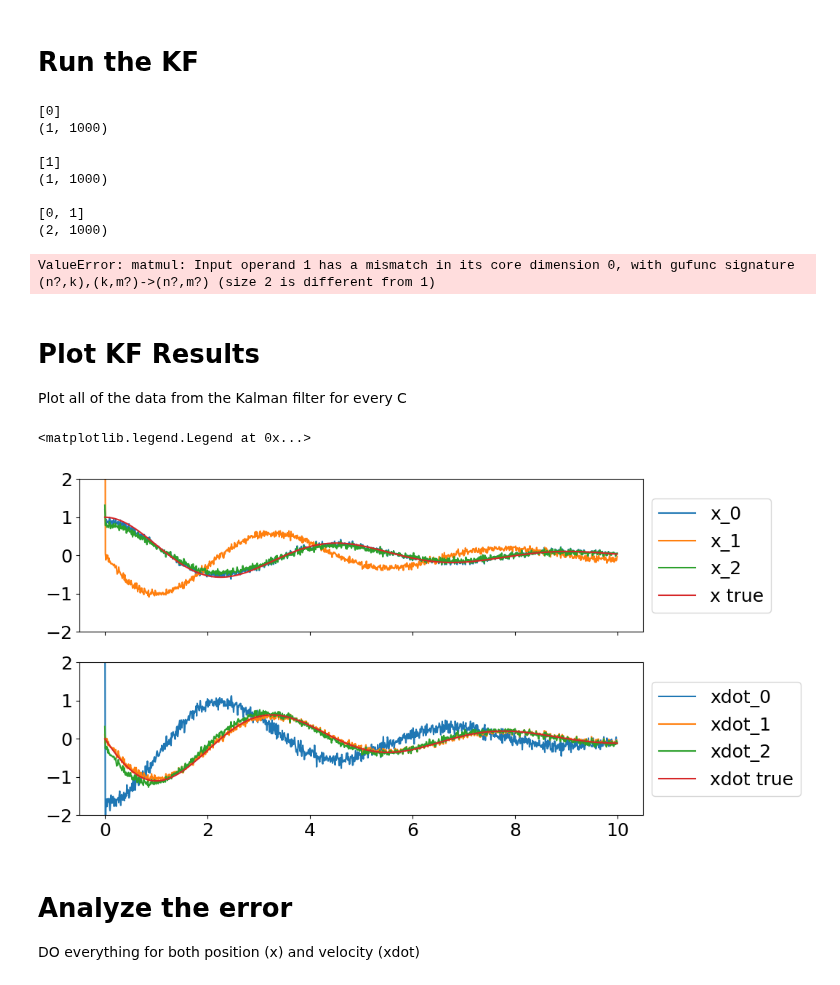
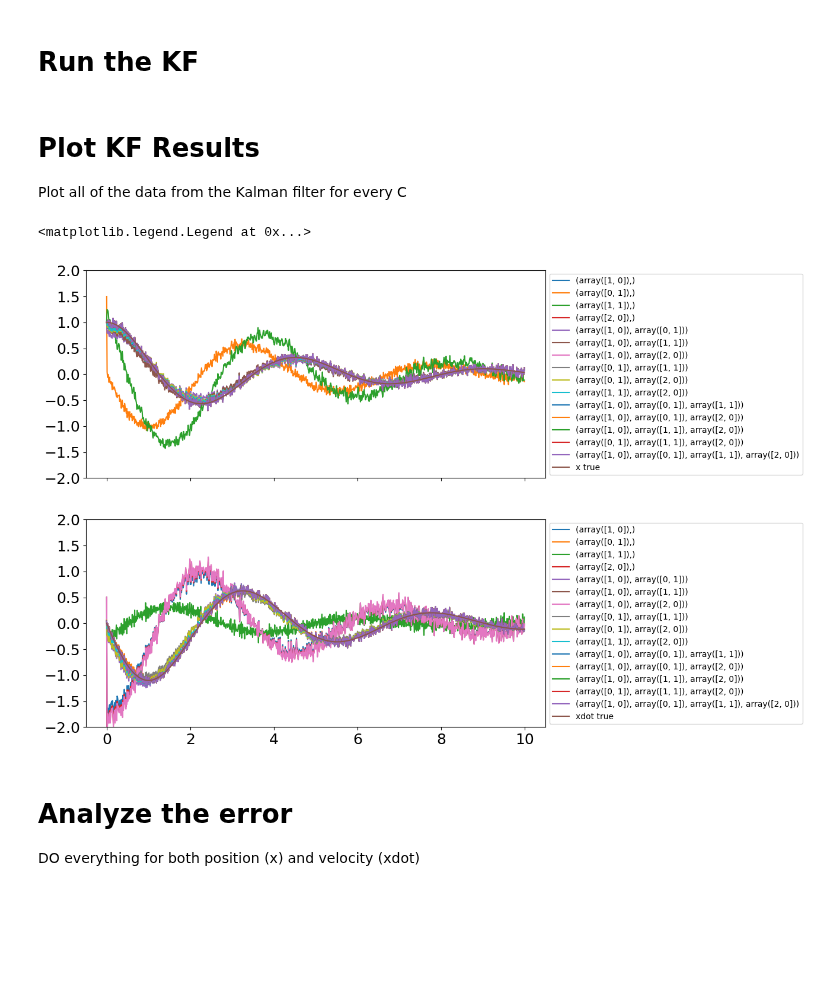
Before and after one commit to jadenmecham/First-Project, a Jupyter notebook: 3 - Sort All Combos/floris-adapted/springmass-sort.ipynb, the cells around one changed output. Drawn from its saved outputs; the diff is of its cells as text; code cells hidden in the pictures; blank space fills up the shorter version.

```diff
--- a/3 - Sort All Combos/floris-adapted/springmass-sort.ipynb
+++ b/3 - Sort All Combos/floris-adapted/springmass-sort.ipynb
@@ -153,7 +153,8 @@ B = np.array([[0],
 
 C_original = np.array([[1, 0],
                        [0, 1],
-                       [1, 1]])
+                       [1, 1],
+                       [2, 0]])
 # Get all the unique combinations of rows in C
 print('C matrices:')
 C = []
@@ -200,7 +199,7 @@ def get_params(Cmat):
     Q = 0.025*np.eye(np.shape(A)[0])  # Make sure this changes with the dimensions of A and B!!!
 
     # initial state estimate
-    x0 = np.array([10, 5])  # Initial displacement and velocity
+    x0 = np.array([1.5, 0.5])  # Initial displacement and velocity
     x0 = np.atleast_2d(x0).T
 
     # initial covariance estimate
@@ -228,26 +227,9 @@ for i in range(len(C)):
     thisC = np.array(C[i])
     x0, P0, u, R, Q = get_params(thisC)
 
+    thisY = thisC @ Y
 
-    # Look at C[i] tp see what measurements we are using. If there is a numbner in the first column, we are measuring x. If there is a number in the second column, we are measuring xdot
-    C_access = []
-    col1_nonzero = np.any(thisC[:, 0] != 0)
-    col2_nonzero = np.any(thisC[:, 1] != 0)
-    if col1_nonzero and col2_nonzero:
-        C_access = [0, 1]
-    elif col1_nonzero:
-        C_access = [0]
-    elif col2_nonzero:
-        C_access = [1]
-    # rows_in_C_original = [np.where((C_original == row).all(axis=1))[0][0] for row in C[i]]
-    #print(f"Rows in C_original for C[{i}]: {rows_in_C_original}")
-    Yi = Y[C_access]
-    print(C_access)
-
-    print(np.shape(Yi))
-    print()
-
-    xhat_fp, xhat_fm, P_fp, P_fm = __kalman_forward_filter__(x0, P0, Yi, u, A, B, thisC, R, Q) # NEED TO ADJUST Y TO MATCH C
+    xhat_fp, xhat_fm, P_fp, P_fm = __kalman_forward_filter__(x0, P0, thisY, u, A, B, thisC, R, Q) # NEED TO ADJUST Y TO MATCH C
     results[i]['x'] = xhat_fp[0, :]
     results[i]['xdot'] = xhat_fp[1, :]
     P = np.array(P_fp)
@@ -257,38 +239,30 @@ for i in range(len(C)):
 # make the length of all dataframes 1000
 for i in range(len(C)):
     results[i] = results[i].iloc[:1000]
-# %% [output]
-[0]
-(1, 1000)
-
-[1]
-(1, 1000)
-
-[0, 1]
-(2, 1000)
-ValueError: matmul: Input operand 1 has a mismatch in its core dimension 0, with gufunc signature (n?,k),(k,m?)->(n?,m?) (size 2 is different from 1)
 # %% [markdown]
 # Plot KF Results
 Plot all of the data from the Kalman filter for every C
 # %%
 # plot x and xdot for all data sets in results
-fig, ax = plt.subplots(2, 1, figsize=(10, 6), sharex=True)
+fig, ax = plt.subplots(2, 1, figsize=(10, 10), sharex=True)
+# set the font size
+plt.rcParams.update({'font.size': 10})
 for i in range(len(C)):
-    ax[0].plot(t, results[i]['x'], label=f'x_{i}')
-    ax[1].plot(t, results[i]['xdot'], label=f'xdot_{i}')
+    ax[0].plot(t, results[i]['x'], label=C[i])
+    ax[1].plot(t, results[i]['xdot'], label=C[i])
 ax[0].plot(t, x, label='x true')
 ax[1].plot(t, xdot, label='xdot true')
 
 # set y limits
 ax[0].set_ylim(-2, 2)
 ax[1].set_ylim(-2, 2)
 
 # put a legend to the right side
 ax[0].legend(loc='center left', bbox_to_anchor=(1, 0.5))
 ax[1].legend(loc='center left', bbox_to_anchor=(1, 0.5))
 # %% [output]
 <matplotlib.legend.Legend at 0x...>
-[figure, old version]
+[figure, new version]
 # %% [markdown]
 # Analyze the error
 
```
Also changed, not shown: parts of 5 cells of this notebook.
